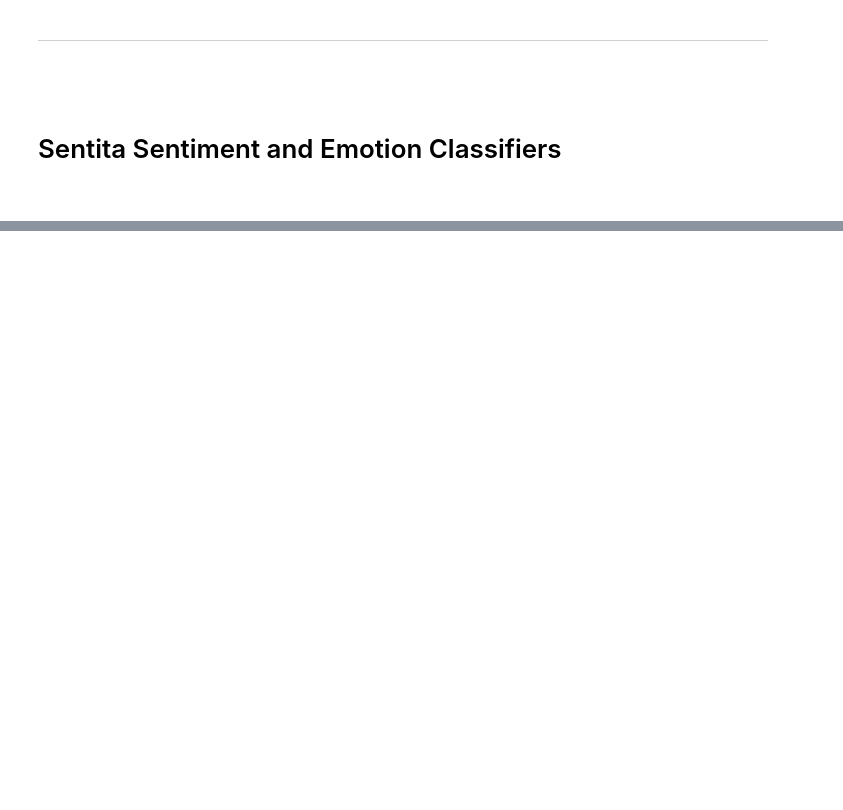
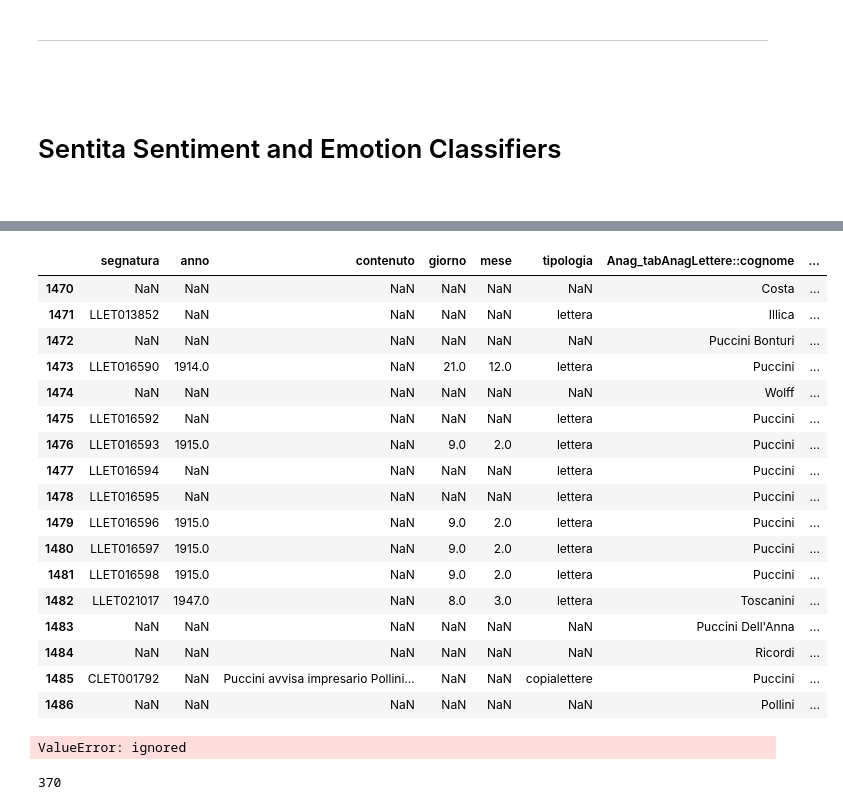
Before and after one commit to Andreaierardi/sentiment-puccini, a Jupyter notebook: notebook/archivio_ricordi.ipynb, the cells around one changed output, grey strips where cells are left out. Saved outputs shown, nothing was run; the diff lists cells and outputs as text; code cells hidden in the pictures; blank space fills up the shorter version.

```diff
--- a/notebook/archivio_ricordi.ipynb
+++ b/notebook/archivio_ricordi.ipynb
@@ -1898,0 +951,2 @@ for index, row in letters_df.iterrows():
+# %%
+letters_df_na['lettere a Puccini']['SentITA'] = letters_df_na['lettere a Puccini'][letters_df_na['lettere a Puccini']['tabTrascrLettere_lettere::testoTab'].notnull()].reset_index(drop=True)['SentITA'] = letters_df_dict['lettere a Puccini']['SentITA']
@@ -1898,0 +969,2 @@ for index, row in letters_df.iterrows():
+# %%
+letters_df_na['lettere a Puccini'][letters_df_na['lettere a Puccini']['tabTrascrLettere_lettere::testoTab'].notnull()].loc['SentITA'] = letters_df_dict['lettere a Puccini']['SentITA']
@@ -1898,0 +1082,2 @@ for index, row in letters_df.iterrows():
+# %%
+ok  = letters_df_na['lettere di Puccini']
@@ -1898,0 +1116,29 @@ for index, row in letters_df.iterrows():
+# %%
+ok[ok.index > 1469]
+# %% [output]
+|  | segnatura | anno | contenuto | giorno | mese | tipologia | Anag_tabAnagLettere::cognome | ... |
+| 1470 | NaN | NaN | NaN | NaN | NaN | NaN | Costa | ... |
+| 1471 | LLET013852 | NaN | NaN | NaN | NaN | lettera | Illica | ... |
+| 1472 | NaN | NaN | NaN | NaN | NaN | NaN | Puccini Bonturi | ... |
+| 1473 | LLET016590 | 1914.0 | NaN | 21.0 | 12.0 | lettera | Puccini | ... |
+| 1474 | NaN | NaN | NaN | NaN | NaN | NaN | Wolff | ... |
+| 1475 | LLET016592 | NaN | NaN | NaN | NaN | lettera | Puccini | ... |
+| 1476 | LLET016593 | 1915.0 | NaN | 9.0 | 2.0 | lettera | Puccini | ... |
+| 1477 | LLET016594 | NaN | NaN | NaN | NaN | lettera | Puccini | ... |
+| 1478 | LLET016595 | NaN | NaN | NaN | NaN | lettera | Puccini | ... |
+| 1479 | LLET016596 | 1915.0 | NaN | 9.0 | 2.0 | lettera | Puccini | ... |
+| 1480 | LLET016597 | 1915.0 | NaN | 9.0 | 2.0 | lettera | Puccini | ... |
+| 1481 | LLET016598 | 1915.0 | NaN | 9.0 | 2.0 | lettera | Puccini | ... |
+| 1482 | LLET021017 | 1947.0 | NaN | 8.0 | 3.0 | lettera | Toscanini | ... |
+| 1483 | NaN | NaN | NaN | NaN | NaN | NaN | Puccini Dell'Anna | ... |
+| 1484 | NaN | NaN | NaN | NaN | NaN | NaN | Ricordi | ... |
+| 1485 | CLET001792 | NaN | Puccini avvisa impresario Pollini... | NaN | NaN | copialettere | Puccini | ... |
+| 1486 | NaN | NaN | NaN | NaN | NaN | NaN | Pollini | ... |
+# %%
+ok[ok.index == ok['tabTrascrLettere_lettere::testoTab'].dropna(axis=0).index]
+# %% [output]
+ValueError: ignored
+# %%
+len(letters_df_dict['lettere di Puccini'])
+# %% [output]
+370
```
Also changed, not shown: parts of 248 cells of this notebook, 1 other file.
